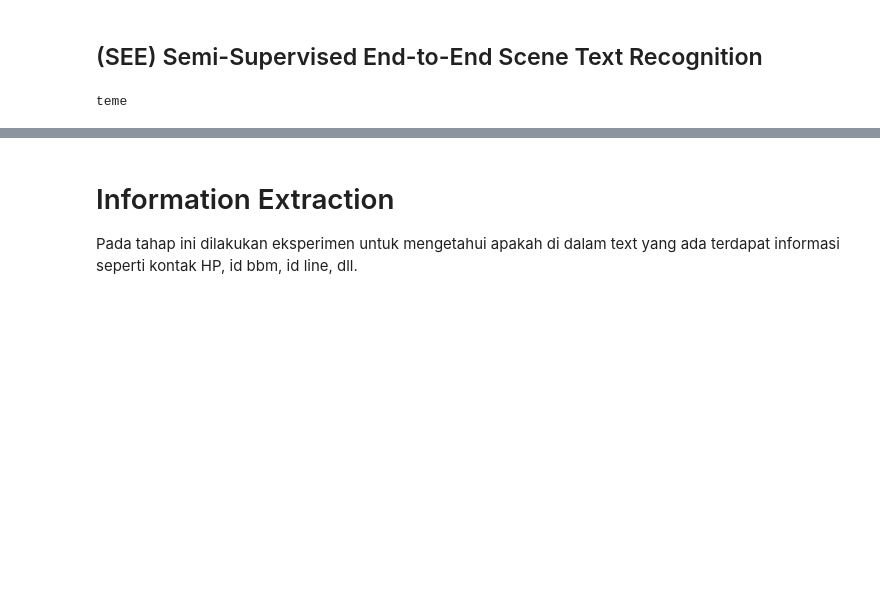
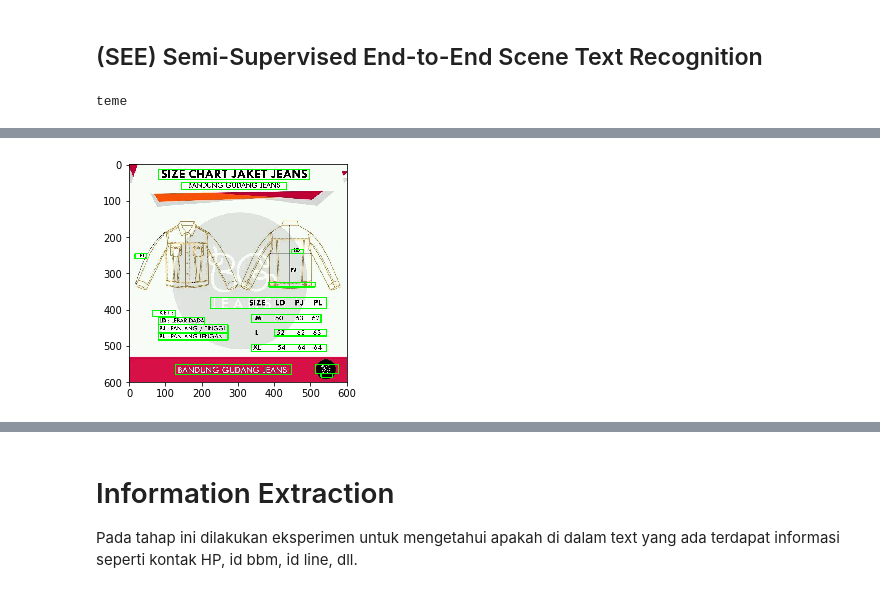
Before and after one commit to mhilmiasyrofi/character-recognition, a Jupyter notebook: Character Recognition + Information Extraction.ipynb, the cells around one changed output, grey strips where cells are left out. Cells and saved outputs as stored; diff of their text form; code cells hidden in the pictures; blank space fills up the shorter version.

```diff
--- a/Character Recognition + Information Extraction.ipynb
+++ b/Character Recognition + Information Extraction.ipynb
@@ -734,0 +729,81 @@ for img in imgs_copy :
+# %%
+import glob
+import os
+import shutil
+import sys
+
+# import list of images
+im_names = glob.glob(os.path.join(cfg.DATA_DIR, 'fashion_bl/', 'sample_comparation/*.png')) \
+        + glob.glob(os.path.join(cfg.DATA_DIR, 'fashion_bl/', 'sample_comparation/*.jpg'))
+
+results_sample = []
+for im_name in im_names:
+    img = cv2.imread(im_name)
+    img = cv2.cvtColor(img, cv2.COLOR_BGR2RGB)
+    img_copy = img
+    img, scale = resize_im(img, scale=TextLineCfg.SCALE, max_scale=TextLineCfg.MAX_SCALE)
+    blobs, im_scales = _get_blobs(img, None)
+    if cfg.TEST.HAS_RPN:
+        im_blob = blobs['data']
+        blobs['im_info'] = np.array(
+            [[im_blob.shape[1], im_blob.shape[2], im_scales[0]]],
+            dtype=np.float32)
+    cls_prob, box_pred = sess.run([output_cls_prob, output_box_pred], feed_dict={input_img: blobs['data']})
+    rois, _ = proposal_layer(cls_prob, box_pred, blobs['im_info'], 'TEST', anchor_scales=cfg.ANCHOR_SCALES)
+
+    scores = rois[:, 0]
+    boxes = rois[:, 1:5] / im_scales[0]
+    textdetector = TextDetector()
+    boxes = textdetector.detect(boxes, scores[:, np.newaxis], img.shape[:2])
+    bbox = []
+    draw_boxes(img, im_name, boxes, scale, bbox)
+
+
+    # draw image
+    plt.figure()
+    plt.imshow(img)
+
+    imgs = []
+
+    img = cv2.imread(im_name)
+#     img = cv2.cvtColor(img, cv2.COLOR_BGR2RGB)
+
+    for b in bbox :
+        y1 = int(b[0])
+        y2 = int(b[2])
+        x1 = int(b[1])
+        x2 = int(b[3])
+        crop_img = img[x1:x2, y1:y2]
+        imgs.append(crop_img)
+
+    imgs_copy = imgs
+    for img in imgs_copy :
+        img_blob = blobProcessor(img)
+        img_biner = binarizationProcessor(img)
+        text_see = predict_see(img)
+        text_tesseract = tesserocr.image_to_text(resampleProcessor(img))
+        text_tesseract_binarization = tesserocr.image_to_text(Image.fromarray(img_biner))
+        text_see_binarization = predict_see(img_biner)
+        text_tesseract_blob = tesserocr.image_to_text(Image.fromarray(img_blob))
+        text_see_blob = predict_see(img_blob)
+
+        plt.figure(figsize=(16,2))
+
+        plt.subplot(131)
+        plt.imshow(img)
+        title_1 = "Tanpa Processor\n" + "SEE: " + text_see + "\nTesseract: " + text_tesseract
+        plt.title(title_1)
+
+        plt.subplot(132)
+        plt.imshow(img_biner, 'gray')
+        title_2 = "Binarization\n" + "SEE: " + text_see_binarization + "\nTesseract: " + text_tesseract_binarization
+        plt.title(title_2)
+
+        plt.subplot(133)
+        plt.imshow(img_blob, 'gray')
+        title_3 = "Blob\n" + "SEE: " + text_see_blob + "\nTesseract: " + text_tesseract_blob
+        plt.title(title_3)
+
+        plt.show()
+# %% [output]
+[figure, added]
```
Also changed, not shown: parts of 7 cells of this notebook.
